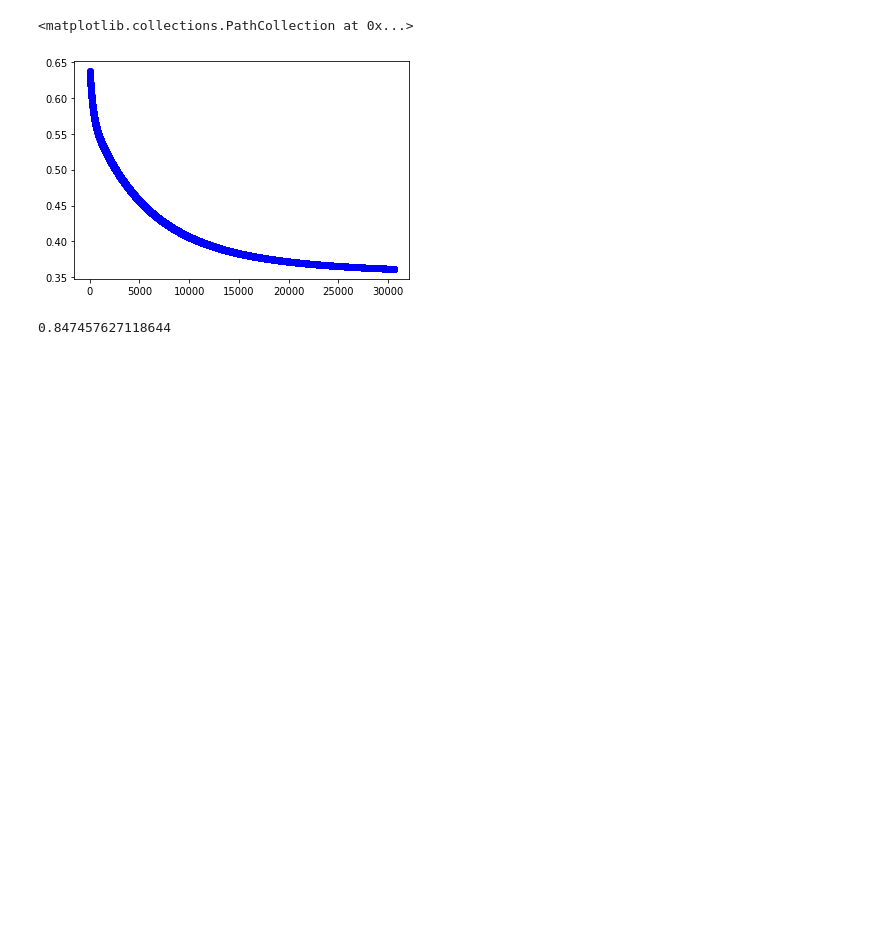
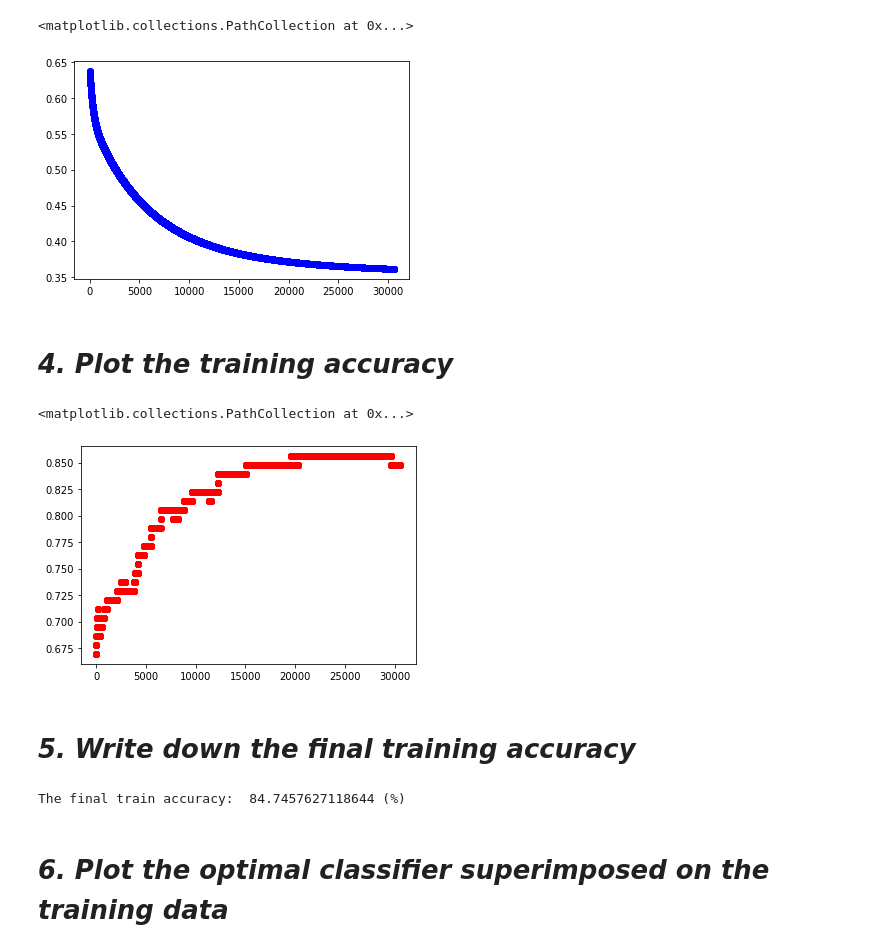
Before and after one commit to crescent98/machinelearning35911, a Jupyter notebook: assignment06.ipynb, the cells around one changed output. Drawn from its saved outputs; the diff is of its cells as text; code cells hidden in the pictures; blank space fills up the shorter version.

Commit message:
4,5 accuracy

```diff
--- a/assignment06.ipynb
+++ b/assignment06.ipynb
@@ -93,6 +93,15 @@ def gradient(theta,m,data):
   for i in range(0,len(sum)):
     total=total+sum[i]
   return np.sqrt(total/m)
+# %%
+def accuracy_train(theta_temp,data,accuracy):
+  score_count=0
+  for i in range(0,len(data)):
+    if h_function(theta_temp,data[i][0],data[i][1])>1/2 and data[i][2]==1:
+      score_count=score_count+1
+    if h_function(theta_temp,data[i][0],data[i][1])<1/2 and data[i][2]==0:
+      score_count=score_count+1
+  accuracy.append(score_count/len(data))
 # %% [markdown]
 # ***Logistic Regression_Variables***
 # %%
@@ -105,8 +114,10 @@ theta=[]
 gradient_data=[]
 i=0
 theta_temp=[1,1,-5,-0.01,4,-5,-5.10,-10]
+accuracy=[]
 # %%
 while gradient(theta_temp,m,data)>0.1:
+  accuracy_train(theta_temp,data,accuracy)
   objective.append(objective_function(m,theta_temp,data))
   theta.append(theta_temp)
   theta_temp=next_theta(m,a,theta_temp,data)
@@ -178,13 +189,18 @@ plt.scatter(range(0,i+1),objective,c="#0000ff")
 # %% [output]
 <matplotlib.collections.PathCollection at 0x...>
 [figure]
-# %%
-score_count=0
-for i in range(0,len(data)):
-  if h_function(theta_temp,data[i][0],data[i][1])>1/2 and data[i][2]==1:
-    score_count=score_count+1
-  if h_function(theta_temp,data[i][0],data[i][1])<1/2 and data[i][2]==0:
-    score_count=score_count+1
-print(score_count/len(data))
-# %% [output]
-0.847457627118644
+# %% [markdown]
+# ***4. Plot the training accuracy***
+# %%
+plt.scatter(range(0,i+1),accuracy,c="#ff0000")
+# %% [output]
+<matplotlib.collections.PathCollection at 0x...>
+[figure, added]
+# %% [markdown]
+# ***5. Write down the final training accuracy***
+# %%
+print('The final train accuracy: ',accuracy[-1]*100,'(%)')
+# %% [output]
+The final train accuracy:  84.7457627118644 (%)
+# %% [markdown]
+# ***6. Plot the optimal classifier superimposed on the training data***
```
